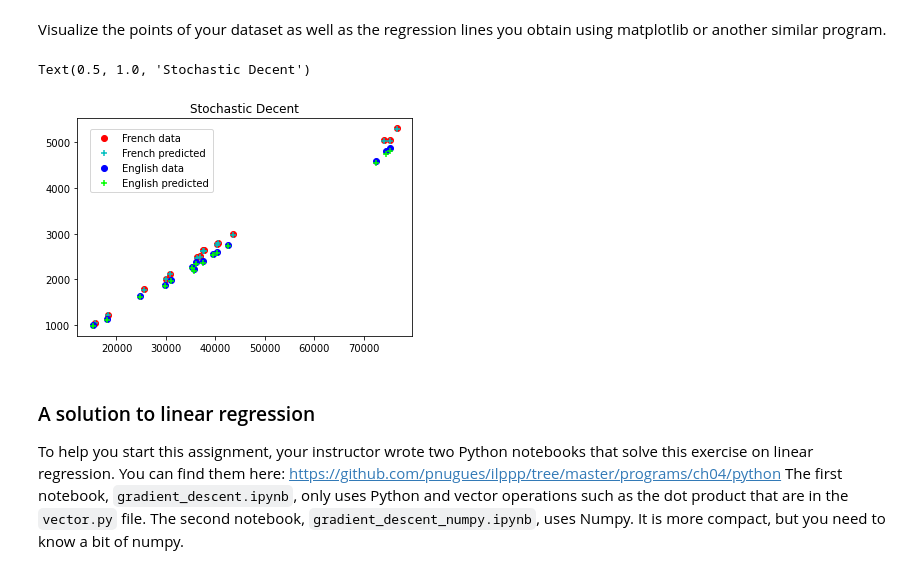
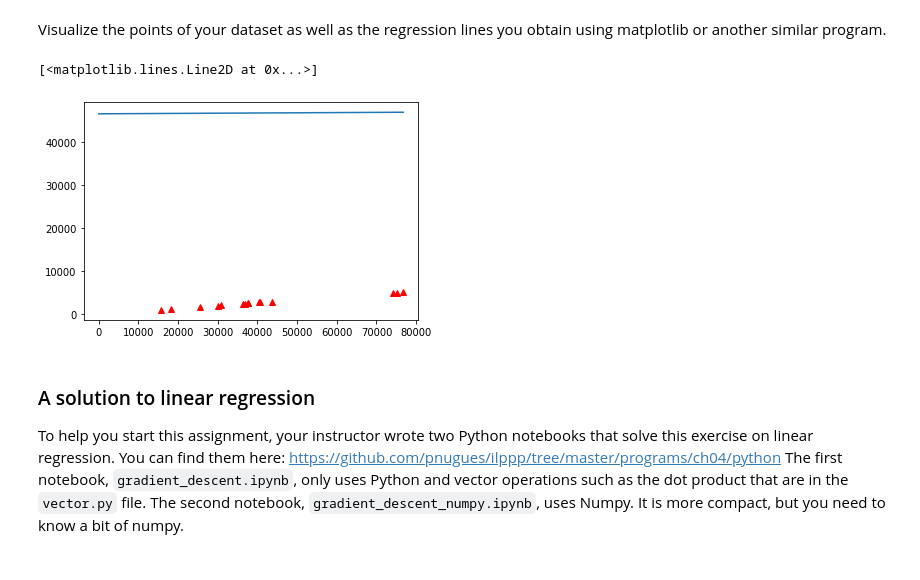
Before and after one commit to GitThisJoel/Artificial-Intelligence-EDAP01, a Jupyter notebook: 2/ai_lab_perceptron_students.ipynb, the cells around one changed output. Cells and saved outputs as stored; diff of their text form; code cells hidden in the pictures.

```diff
--- a/2/ai_lab_perceptron_students.ipynb
+++ b/2/ai_lab_perceptron_students.ipynb
@@ -111,3 +119,11 @@ def norm(M):
 Scale the arrays so that they fit in the range [0, 1] on the $x$ and $y$ axes.
+# %%
+x_fr = X_fr[:,1]
+X_fr_max = np.array([1, X_fr.max()])
+y_fr_max = y_fr.max()
+
+x_en = X_en[:,1]
+X_en_max = np.array([1, X_en.max()])
+y_en_max = y_en.max()
 # %%
 # Write your code here
@@ -173,6 +202,8 @@ lr = 1
 w_b_fr = fit_batch(X_fr_norm, y_fr_norm, lr, np.ones((2,1)))
 w_b_en = fit_batch(X_en_norm, y_en_norm, lr, np.ones((2,1)))
 
+for i in range(len(w_b_fr)):
+    w_b_fr[i] = w_b_fr[i] * y_fr_max / X_fr_max[i]
+
 display(w_b_fr)
-display(w_b_en)
 # %% [output]
@@ -186,13 +213,9 @@ array([[0.00314225],
 Visualize the points of your dataset as well as the regression lines you obtain using matplotlib or another similar program.
 # %%
 # Write your code here
-ax = plt.figure()
-plt.scatter(stat_fr[:,0], stat_fr[:,1], color='red', label='French data')
-plt.scatter(stat_fr[:,0], X_fr @ w_b_fr, color='c', marker='+', label='French predicted')
-
-plt.scatter(stat_en[:,0], stat_en[:,1], color='b', label='English data')
-plt.scatter(stat_en[:,0], X_en @ w_b_en, color='lime', marker='+', label='English predicted')
-
-ax.legend(bbox_to_anchor=(0.45, 0.86))
-plt.title("Batch Decent")
+def f(x,w):
+    return w[1]*x+w[0]
+x = np.linspace(0, stat_fr[:,0].max(), 10)
+plt.plot(stat_fr[:,0], stat_fr[:,1], 'r^')
+plt.plot(x, f(x, w_b_fr).T)
 # %% [output]
@@ -205,6 +228,8 @@ Text(0.5, 1.0, 'Batch Decent')
 w_s_fr = fit_stoch(X_fr_norm, y_fr_norm, 0.9, np.ones((2,1)))
 w_s_en = fit_stoch(X_en_norm, y_en_norm, 0.6, np.ones((2,1)))
 
+for i in range(len(w_b_fr)):
+    w_b_fr[i] = w_b_fr[i] * y_fr_max / X_fr_max[i]
+
 display(w_s_fr)
-display(w_s_en)
 # %% [output]
@@ -218,18 +239,14 @@ array([[0.01011868],
 Visualize the points of your dataset as well as the regression lines you obtain using matplotlib or another similar program.
 # %%
 # Write your code here
-ax = plt.figure()
-plt.scatter(stat_fr[:,0], stat_fr[:,1], color='red', label='French data')
-plt.scatter(stat_fr[:,0], X_fr @ w_s_fr, color='c', marker='+', label='French predicted')
-
-plt.scatter(stat_en[:,0], stat_en[:,1], color='b', label='English data')
-plt.scatter(stat_en[:,0], X_en @ w_s_en, color='lime', marker='+', label='English predicted')
-
-ax.legend(bbox_to_anchor=(0.45, 0.86))
-plt.title("Stochastic Decent")
+def f(x,w):
+    return w[1]*x+w[0]
+x = np.linspace(0, stat_fr[:,0].max(), 10)
+plt.plot(stat_fr[:,0], stat_fr[:,1], 'r^')
+plt.plot(x, f(x, w_b_fr).T)
 # %% [output]
-Text(0.5, 1.0, 'Stochastic Decent')
+[<matplotlib.lines.Line2D at 0x...>]
-[figure, old version]
+[figure, new version]
 # %% [markdown]
 ### A solution to linear regression
 
```
Also changed, not shown: parts of 25 cells of this notebook.
